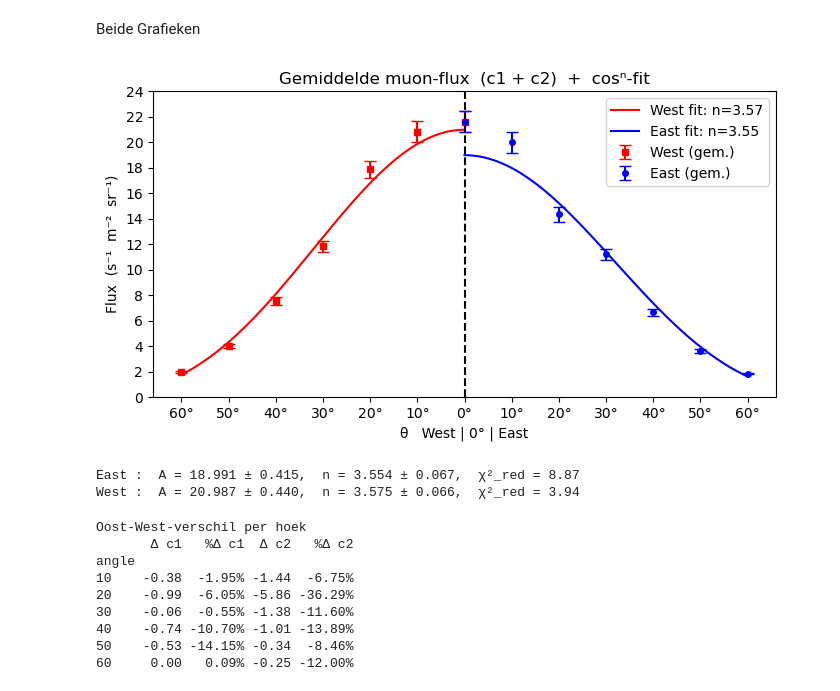
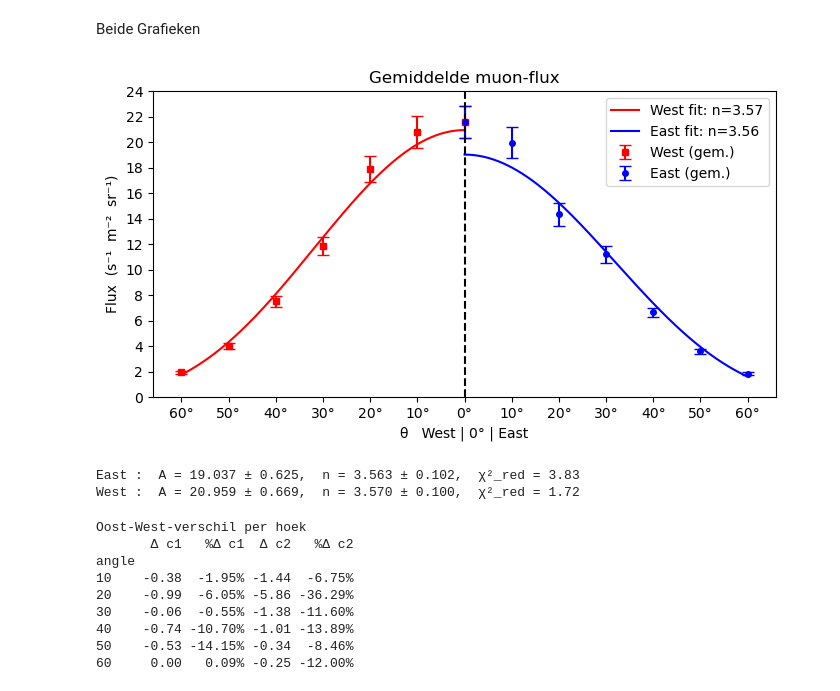
Before and after one commit to sude-larabildirici/2025-Projects_Team-4-Measurement-of-the-Asymmetry-of-the-Cosmic-Muon-Flux, a Jupyter notebook: muon_data_analyse_final.ipynb, the cells around one changed output. Cells and saved outputs as stored; diff of their text form; code cells hidden in the pictures.

```diff
--- a/muon_data_analyse_final.ipynb
+++ b/muon_data_analyse_final.ipynb
@@ -31,7 +31,7 @@ A \;=\; 2(\;x_0 + \;z_0)\,2\;y_0
 $$
 # %%
 # Grenzen in ns
-BOVENGRENS = 4.53
+BOVENGRENS = 10
 ONDERGRENS = 0
 
 x_0 = 4.5e-2
@@ -52,10 +52,9 @@ def get_effective_area(theta_deg: float) -> float:
 # %% [markdown]
 FOUTEN
 # %%
-# ─────────────────  extra onzekerheden  ─────────────────
 ERR_H   = 0.005   # m   (± 5 mm onnauwkeurigheid h)
 ERR_D   = 0.005   # m   (± 5 mm onnauwkeurigheid d)
-SYS_REL = 0.05    # 3 % overige systematiek (temp, druk, gain…)
+SYS_REL = 0.08    # 3 % overige systematiek (temp, druk, gain…)
 
 def geom_errors(angle_deg: float):
     theta = math.radians(angle_deg)
@@ -220,7 +219,7 @@ for pc in ["c1","c2"]:
     plt.yticks(range(0, 26, 2))
     plt.xlabel("θ   West | 0° | East")
     plt.ylabel("Flux  (s⁻¹  m⁻²  sr⁻¹)")
-    plt.title(f"Muon-flux (header) – {pc.upper()}   |Δt|≤{BOVENGRENS} ns")
+    plt.title(f"Muon-flux – {pc.upper()}   |Δt|≤{BOVENGRENS} ns")
     plt.tight_layout()
     plt.show()
 # %% [output]
@@ -288,7 +287,7 @@ for pc in ["c1", "c2"]:
     plt.yticks(range(0, 26, 2))
     plt.xlabel("θ   West | 0° | East")
     plt.ylabel("Flux  (s⁻¹  m⁻²  sr⁻¹)")
-    plt.title(f"Muon-flux + cosⁿ-fit  –  {pc.upper()}")
+    plt.title(f"Muon-flux {pc.upper()}")
     plt.legend()
     plt.tight_layout()
     plt.show()
@@ -363,37 +362,37 @@ def chisq(y, f, s): return np.sum(((y - f) / s) ** 2)
 χ2_E, dof_E = chisq(yE, cosn(xE,*poptE), sE), len(xE)-len(poptE)
 
 # plot
 θ_grid = np.linspace(0, mean_df["angle"].max(), 300)
 plt.figure(figsize=(7,4))
 plt.errorbar(west["x"], yW, yerr=sW, fmt="rs", markersize=4,
              capsize=4, label="West (gem.)")
 plt.errorbar(east["x"], yE, yerr=sE, fmt="bo", markersize=4,
              capsize=4, label="East (gem.)")
 plt.plot(-θ_grid, cosn(θ_grid,*poptW), "r-",
          label=f"West fit: n={n_W:.2f}")
 plt.plot( θ_grid, cosn(θ_grid,*poptE), "b-",
          label=f"East fit: n={n_E:.2f}")
 
 plt.axvline(0, color="k", ls="--")
 xticks = sorted(sub["x"].unique())
 plt.xticks(xticks, [f"{abs(t):.0f}°" for t in xticks])
 plt.yticks(range(0, 26, 2))
 plt.xlabel("θ   West | 0° | East")
 plt.ylabel("Flux  (s⁻¹  m⁻²  sr⁻¹)")
-plt.title("Gemiddelde muon-flux  (c1 + c2)  +  cosⁿ-fit")
+plt.title("Gemiddelde muon-flux")
 plt.legend()
 plt.tight_layout()
 plt.show()
 
 # resultaten printen
 print(f"East :  A = {A_E:.3f} ± {σA_E:.3f},  n = {n_E:.3f} ± {σn_E:.3f},  "
       f"χ²_red = {χ2_E/(len(xE)-2):.2f}")
 print(f"West :  A = {A_W:.3f} ± {σA_W:.3f},  n = {n_W:.3f} ± {σn_W:.3f},  "
       f"χ²_red = {χ2_W/(len(xW)-2):.2f}")
 # %% [output]
-[figure, old version]
+[figure, new version]
-East :  A = 18.991 ± 0.415,  n = 3.554 ± 0.067,  χ²_red = 8.87
-West :  A = 20.987 ± 0.440,  n = 3.575 ± 0.066,  χ²_red = 3.94
+East :  A = 19.037 ± 0.625,  n = 3.563 ± 0.102,  χ²_red = 3.83
+West :  A = 20.959 ± 0.669,  n = 3.570 ± 0.100,  χ²_red = 1.72
 # %%
 def diff_table(pc):
     east = df.query("comp==@pc and side=='E'").set_index("angle")["flux"]
```
Also changed, not shown: parts of 5 cells of this notebook.
